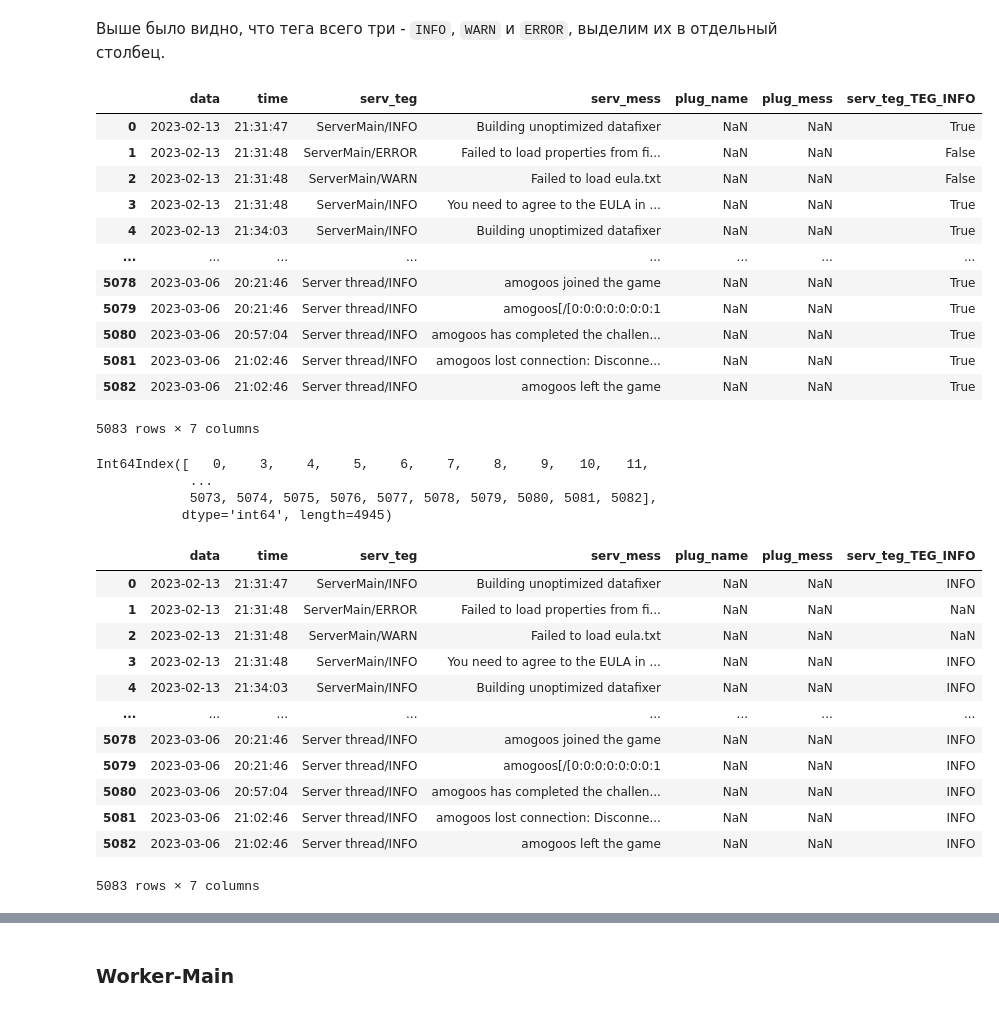
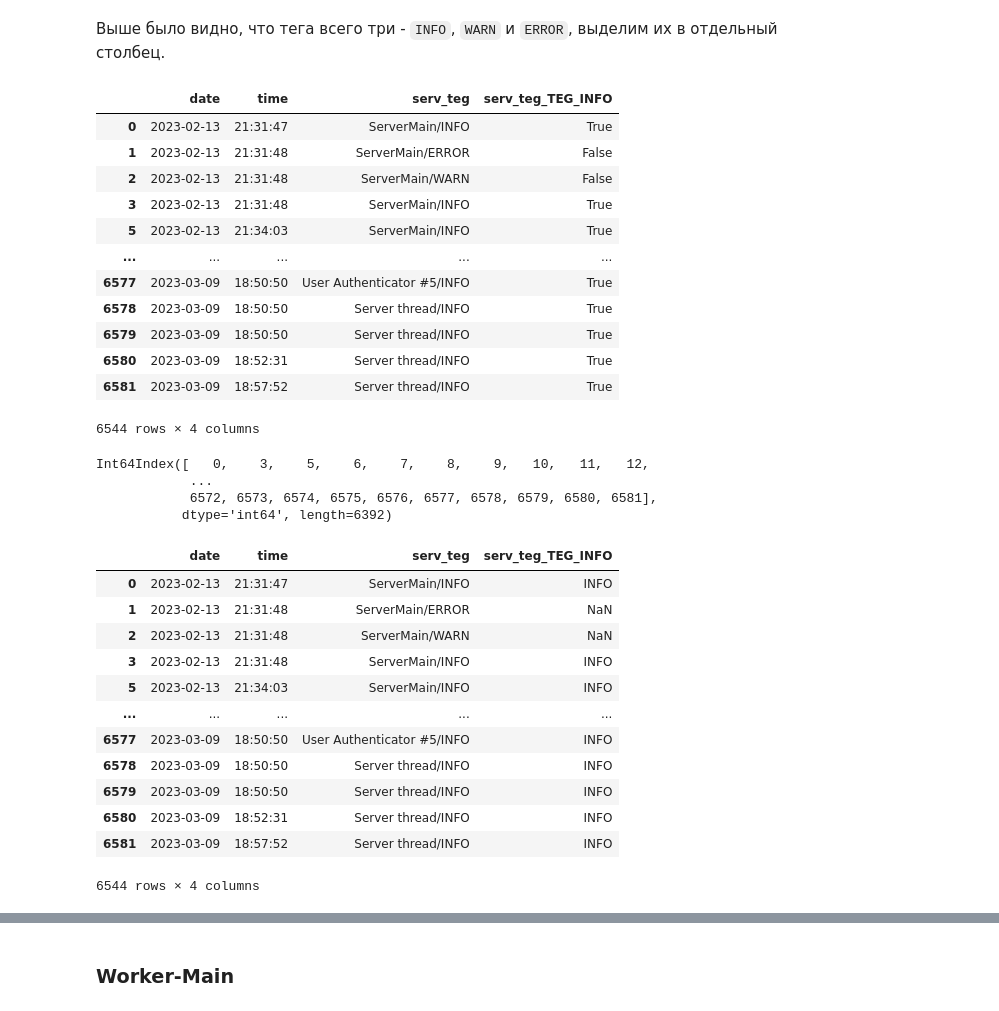
Before and after one commit to vi-bo/minecraft_log, a Jupyter notebook: minecraft_logs_night.ipynb, the cells around one changed output, grey strips where cells are left out. Saved outputs shown, nothing was run; the diff lists cells and outputs as text; code cells hidden in the pictures.

```diff
--- a/minecraft_logs_night.ipynb
+++ b/minecraft_logs_night.ipynb
@@ -430,9 +394,5 @@ row_logs[['data', 'time', 'serv_teg', 'serv_mess', 'plug', 'plug_mess']].to_csv(
 # %% [markdown]
 # Анализ
 # %%
-# vibo: читаем предобработанный лог
-data_logs = pd.read_csv('/content/drive/MyDrive/minecraft/logs.csv')
+# vibo: читаем предобработанный лог (index_col=0 считываем индексы тоже)
+data_logs = pd.read_csv('/content/drive/MyDrive/minecraft/logs.csv', index_col=0)
-# %%
-# vibo: переименуем столбец
-data_logs = data_logs.rename(columns={"plug": "plug_name"})
-data_logs
@@ -628,47 +633,47 @@ data_logs
 # %%
 # vibo: проставили True, там где есть INFO
 data_logs['serv_teg_TEG_INFO'] = data_logs['serv_teg'].dropna().map(lambda x: 'INFO' in x)
-data_logs
+data_logs[['date', 'time', 'serv_teg', 'serv_teg_TEG_INFO']]
 # %% [output]
-|  | data | time | serv_teg | serv_mess | plug_name | plug_mess | serv_teg_TEG_INFO |
-| 0 | 2023-02-13 | 21:31:47 | ServerMain/INFO | Building unoptimized datafixer | NaN | NaN | True |
-| 1 | 2023-02-13 | 21:31:48 | ServerMain/ERROR | Failed to load properties from fi... | NaN | NaN | False |
-| 2 | 2023-02-13 | 21:31:48 | ServerMain/WARN | Failed to load eula.txt | NaN | NaN | False |
-| 3 | 2023-02-13 | 21:31:48 | ServerMain/INFO | You need to agree to the EULA in ... | NaN | NaN | True |
-| 4 | 2023-02-13 | 21:34:03 | ServerMain/INFO | Building unoptimized datafixer | NaN | NaN | True |
-| ... | ... | ... | ... | ... | ... | ... | ... |
-| 5078 | 2023-03-06 | 20:21:46 | Server thread/INFO | amogoos joined the game | NaN | NaN | True |
-| 5079 | 2023-03-06 | 20:21:46 | Server thread/INFO | amogoos[/[0:0:0:0:0:0:0:1 | NaN | NaN | True |
-| 5080 | 2023-03-06 | 20:57:04 | Server thread/INFO | amogoos has completed the challen... | NaN | NaN | True |
-| 5081 | 2023-03-06 | 21:02:46 | Server thread/INFO | amogoos lost connection: Disconne... | NaN | NaN | True |
-| 5082 | 2023-03-06 | 21:02:46 | Server thread/INFO | amogoos left the game | NaN | NaN | True |
+|  | date | time | serv_teg | serv_teg_TEG_INFO |
+| 0 | 2023-02-13 | 21:31:47 | ServerMain/INFO | True |
+| 1 | 2023-02-13 | 21:31:48 | ServerMain/ERROR | False |
+| 2 | 2023-02-13 | 21:31:48 | ServerMain/WARN | False |
+| 3 | 2023-02-13 | 21:31:48 | ServerMain/INFO | True |
+| 5 | 2023-02-13 | 21:34:03 | ServerMain/INFO | True |
+| ... | ... | ... | ... | ... |
+| 6577 | 2023-03-09 | 18:50:50 | User Authenticator #5/INFO | True |
+| 6578 | 2023-03-09 | 18:50:50 | Server thread/INFO | True |
+| 6579 | 2023-03-09 | 18:50:50 | Server thread/INFO | True |
+| 6580 | 2023-03-09 | 18:52:31 | Server thread/INFO | True |
+| 6581 | 2023-03-09 | 18:57:52 | Server thread/INFO | True |
-5083 rows × 7 columns
+6544 rows × 4 columns
 # %%
 # vibo: нишли индексы строк с INFO
 ind_INFO = data_logs[data_logs['serv_teg_TEG_INFO'] == True].index
 ind_INFO
 # %% [output]
-Int64Index([   0,    3,    4,    5,    6,    7,    8,    9,   10,   11,
+Int64Index([   0,    3,    5,    6,    7,    8,    9,   10,   11,   12,
             ...
-            5073, 5074, 5075, 5076, 5077, 5078, 5079, 5080, 5081, 5082],
-           dtype='int64', length=4945)
+            6572, 6573, 6574, 6575, 6576, 6577, 6578, 6579, 6580, 6581],
+           dtype='int64', length=6392)
 # %%
 # vibo: заменили True на INFO
 data_logs['serv_teg_TEG_INFO'] = data_logs[data_logs.index.isin(ind_INFO)]['serv_teg_TEG_INFO'].map(lambda x: 'INFO')
-data_logs
+data_logs[['date', 'time', 'serv_teg', 'serv_teg_TEG_INFO']]
 # %% [output]
-|  | data | time | serv_teg | serv_mess | plug_name | plug_mess | serv_teg_TEG_INFO |
-| 0 | 2023-02-13 | 21:31:47 | ServerMain/INFO | Building unoptimized datafixer | NaN | NaN | INFO |
-| 1 | 2023-02-13 | 21:31:48 | ServerMain/ERROR | Failed to load properties from fi... | NaN | NaN | NaN |
-| 2 | 2023-02-13 | 21:31:48 | ServerMain/WARN | Failed to load eula.txt | NaN | NaN | NaN |
-| 3 | 2023-02-13 | 21:31:48 | ServerMain/INFO | You need to agree to the EULA in ... | NaN | NaN | INFO |
-| 4 | 2023-02-13 | 21:34:03 | ServerMain/INFO | Building unoptimized datafixer | NaN | NaN | INFO |
-| ... | ... | ... | ... | ... | ... | ... | ... |
-| 5078 | 2023-03-06 | 20:21:46 | Server thread/INFO | amogoos joined the game | NaN | NaN | INFO |
-| 5079 | 2023-03-06 | 20:21:46 | Server thread/INFO | amogoos[/[0:0:0:0:0:0:0:1 | NaN | NaN | INFO |
-| 5080 | 2023-03-06 | 20:57:04 | Server thread/INFO | amogoos has completed the challen... | NaN | NaN | INFO |
-| 5081 | 2023-03-06 | 21:02:46 | Server thread/INFO | amogoos lost connection: Disconne... | NaN | NaN | INFO |
-| 5082 | 2023-03-06 | 21:02:46 | Server thread/INFO | amogoos left the game | NaN | NaN | INFO |
+|  | date | time | serv_teg | serv_teg_TEG_INFO |
+| 0 | 2023-02-13 | 21:31:47 | ServerMain/INFO | INFO |
+| 1 | 2023-02-13 | 21:31:48 | ServerMain/ERROR | NaN |
+| 2 | 2023-02-13 | 21:31:48 | ServerMain/WARN | NaN |
+| 3 | 2023-02-13 | 21:31:48 | ServerMain/INFO | INFO |
+| 5 | 2023-02-13 | 21:34:03 | ServerMain/INFO | INFO |
+| ... | ... | ... | ... | ... |
+| 6577 | 2023-03-09 | 18:50:50 | User Authenticator #5/INFO | INFO |
+| 6578 | 2023-03-09 | 18:50:50 | Server thread/INFO | INFO |
+| 6579 | 2023-03-09 | 18:50:50 | Server thread/INFO | INFO |
+| 6580 | 2023-03-09 | 18:52:31 | Server thread/INFO | INFO |
+| 6581 | 2023-03-09 | 18:57:52 | Server thread/INFO | INFO |
-5083 rows × 7 columns
+6544 rows × 4 columns
 # %%
 # vibo: делаем тоже самое для WARN и ERROR
```
Also changed, not shown: parts of 172 cells of this notebook.
